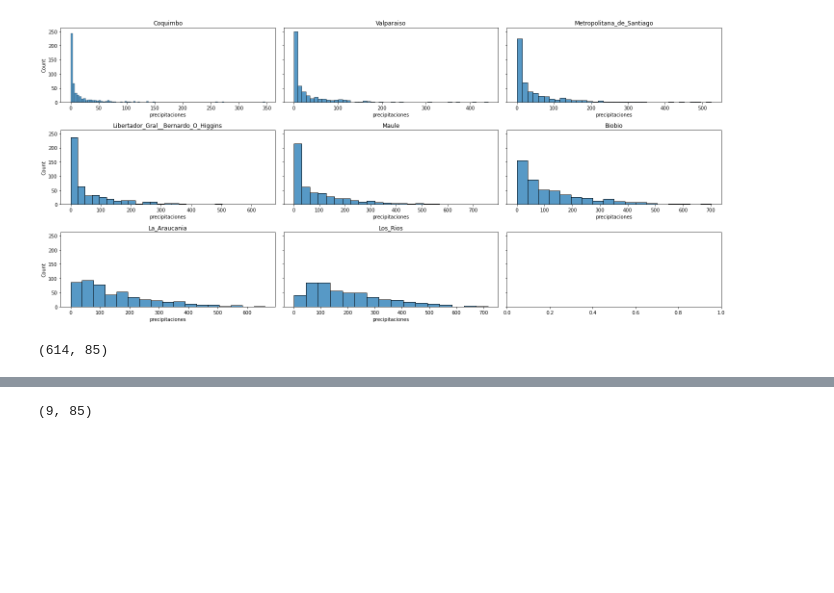
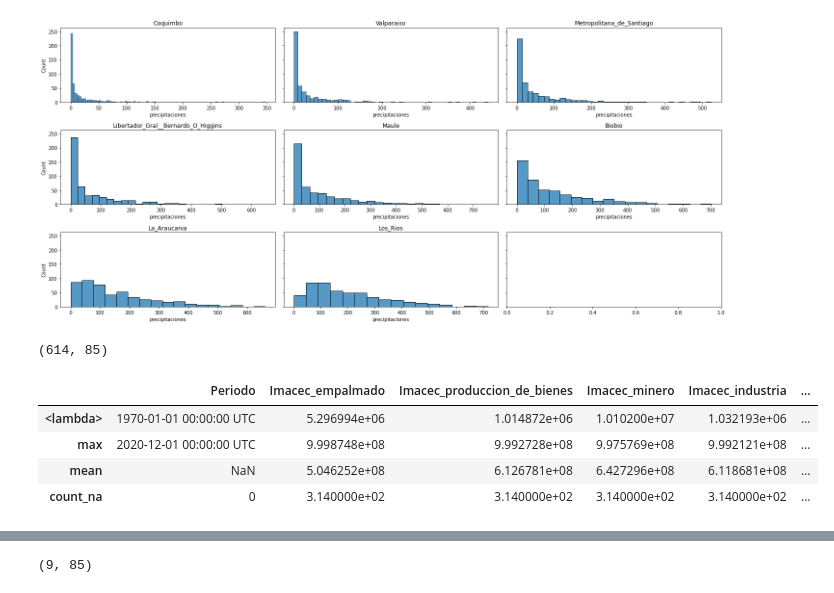
Before and after one commit to fbetteo/spike, a Jupyter notebook: desafio.ipynb, the cells around one changed output, grey strips where cells are left out. Cells and saved outputs as stored; diff of their text form; code cells hidden in the pictures; blank space fills up the shorter version.

```diff
--- a/desafio.ipynb
+++ b/desafio.ipynb
@@ -87,0 +104,8 @@ banco_central.shape
+# %%
+banco_central_clean.apply([lambda x: x.min(skipna=True), 'max', 'mean', utils.count_na], 0)
+# %% [output]
+|  | Periodo | Imacec_empalmado | Imacec_produccion_de_bienes | Imacec_minero | Imacec_industria | ... |
+| <lambda> | 1970-01-01 00:00:00 UTC | 5.296994e+06 | 1.014872e+06 | 1.010200e+07 | 1.032193e+06 | ... |
+| max | 2020-12-01 00:00:00 UTC | 9.998748e+08 | 9.992728e+08 | 9.975769e+08 | 9.992121e+08 | ... |
+| mean | NaN | 5.046252e+08 | 6.126781e+08 | 6.427296e+08 | 6.118681e+08 | ... |
+| count_na | 0 | 3.140000e+02 | 3.140000e+02 | 3.140000e+02 | 3.140000e+02 | ... |
```
Also changed, not shown: parts of 20 cells of this notebook, 1 other file.
